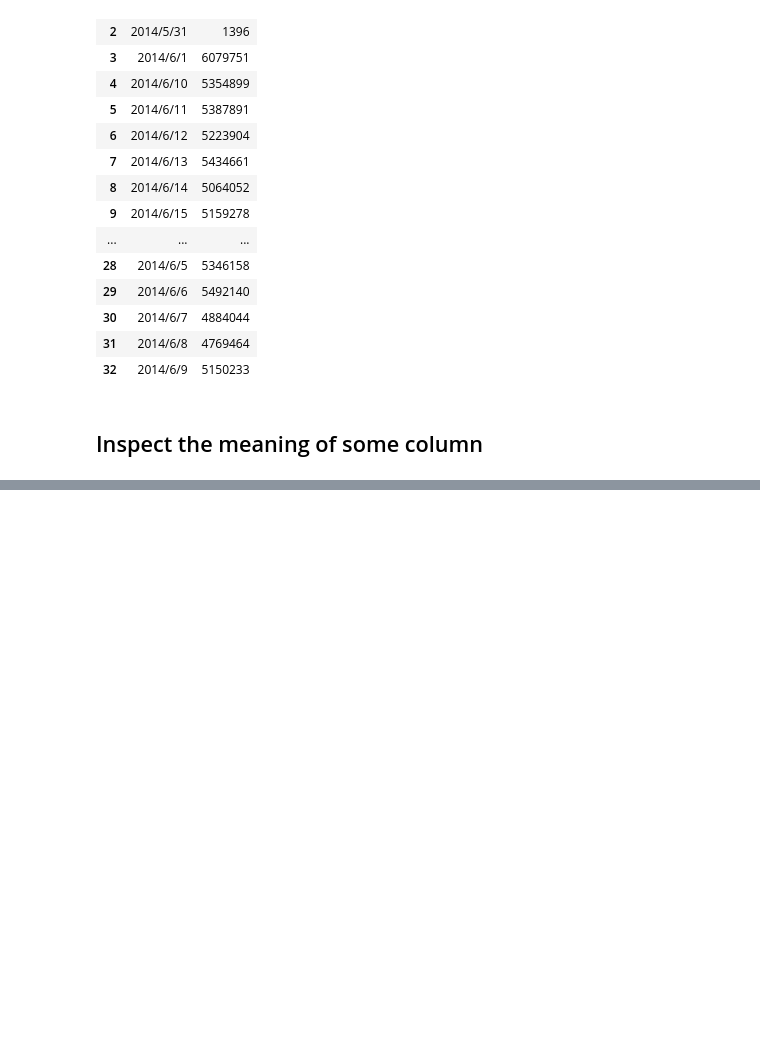
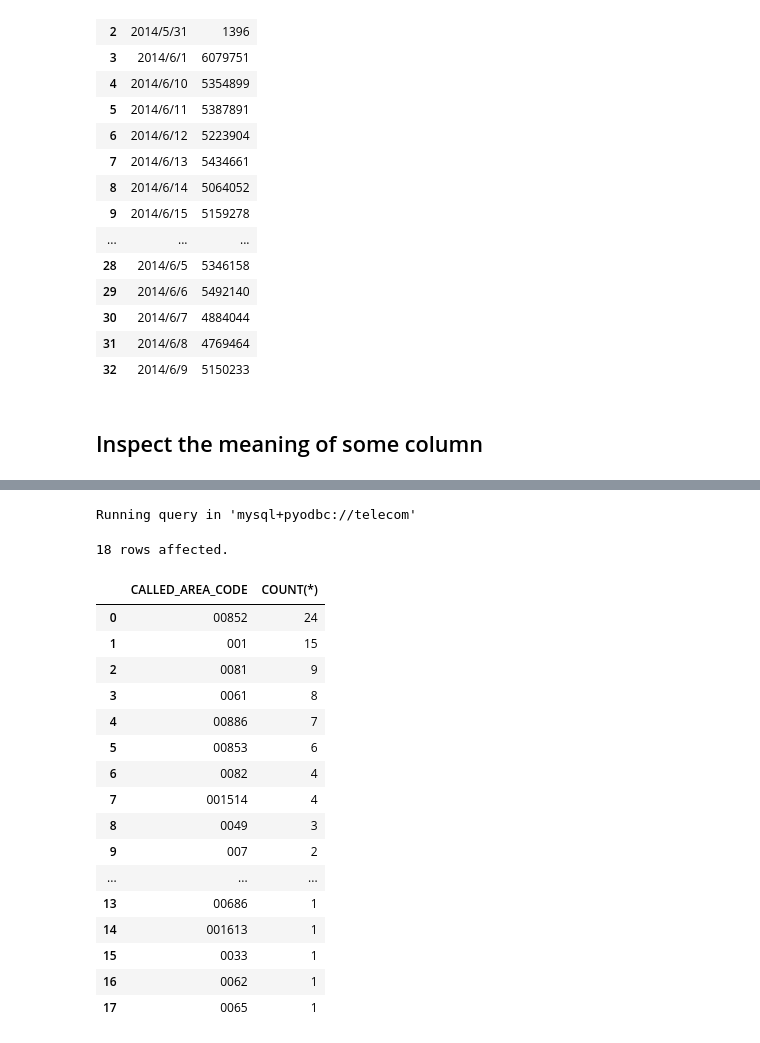
Before and after one commit to githubjacky/telecom, a Jupyter notebook: notebooks/data_info/raw/calling_records.ipynb, the cells around one changed output, grey strips where cells are left out. Saved outputs shown, nothing was run; the diff lists cells and outputs as text; code cells hidden in the pictures; blank space fills up the shorter version.

```diff
--- a/notebooks/data_info/raw/calling_records.ipynb
+++ b/notebooks/data_info/raw/calling_records.ipynb
@@ -664,0 +1042,29 @@ Running query in 'mysql+pyodbc://telecom'
+# %%
+%%sql
+
+SELECT
+    CALLED_AREA_CODE, COUNT(*)
+FROM serv_acct_item_0838_201308
+WHERE LAC = '0' AND CALLED_AREA_CODE LIKE '00%'
+GROUP BY CALLED_AREA_CODE
+ORDER BY COUNT(*) DESC
+# %% [output]
+Running query in 'mysql+pyodbc://telecom'
+18 rows affected.
+|  | CALLED_AREA_CODE | COUNT(*) |
+| 0 | 00852 | 24 |
+| 1 | 001 | 15 |
+| 2 | 0081 | 9 |
+| 3 | 0061 | 8 |
+| 4 | 00886 | 7 |
+| 5 | 00853 | 6 |
+| 6 | 0082 | 4 |
+| 7 | 001514 | 4 |
+| 8 | 0049 | 3 |
+| 9 | 007 | 2 |
+| ... | ... | ... |
+| 13 | 00686 | 1 |
+| 14 | 001613 | 1 |
+| 15 | 0033 | 1 |
+| 16 | 0062 | 1 |
+| 17 | 0065 | 1 |
```
Also changed, not shown: parts of 69 cells of this notebook, 11 other files.
